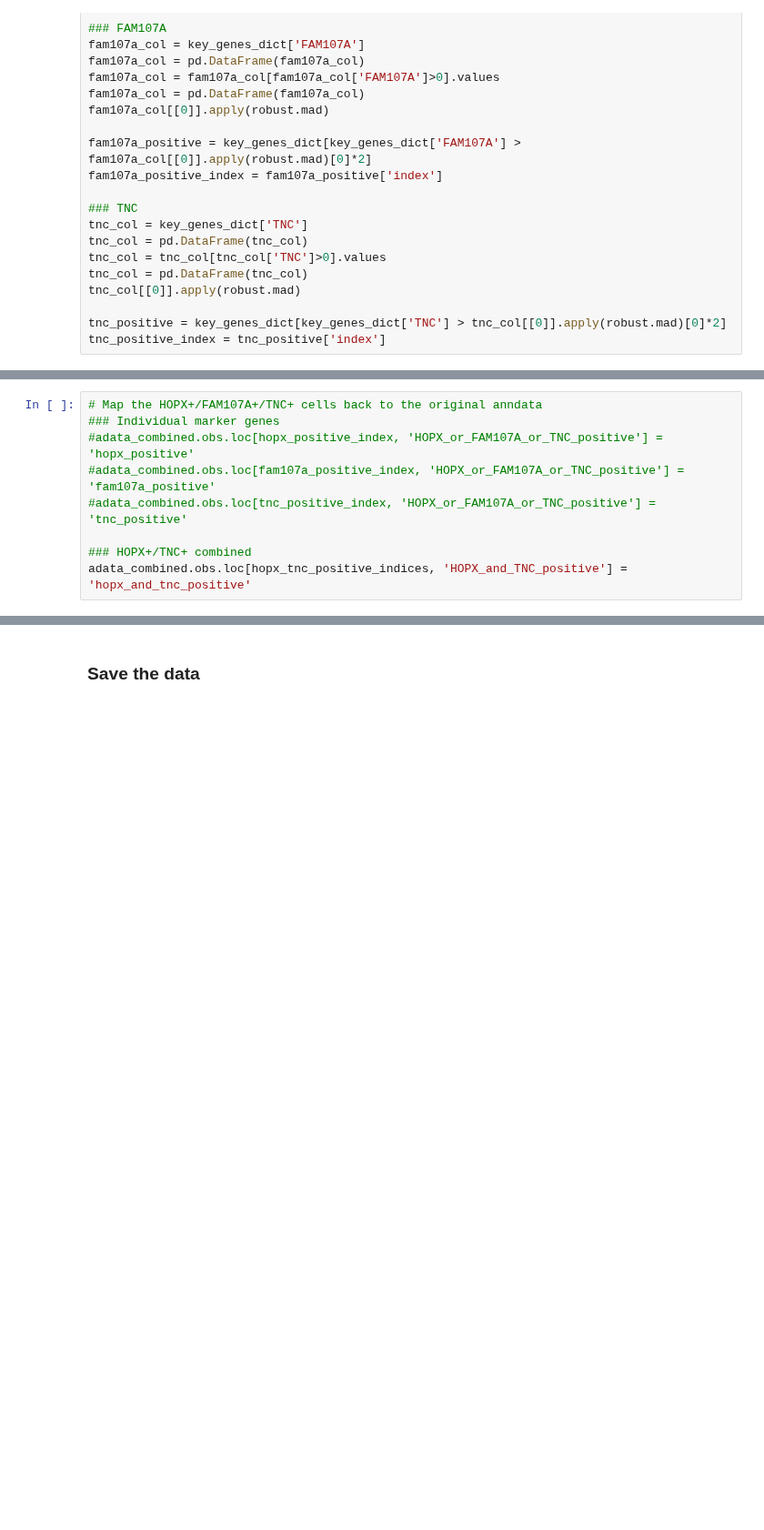
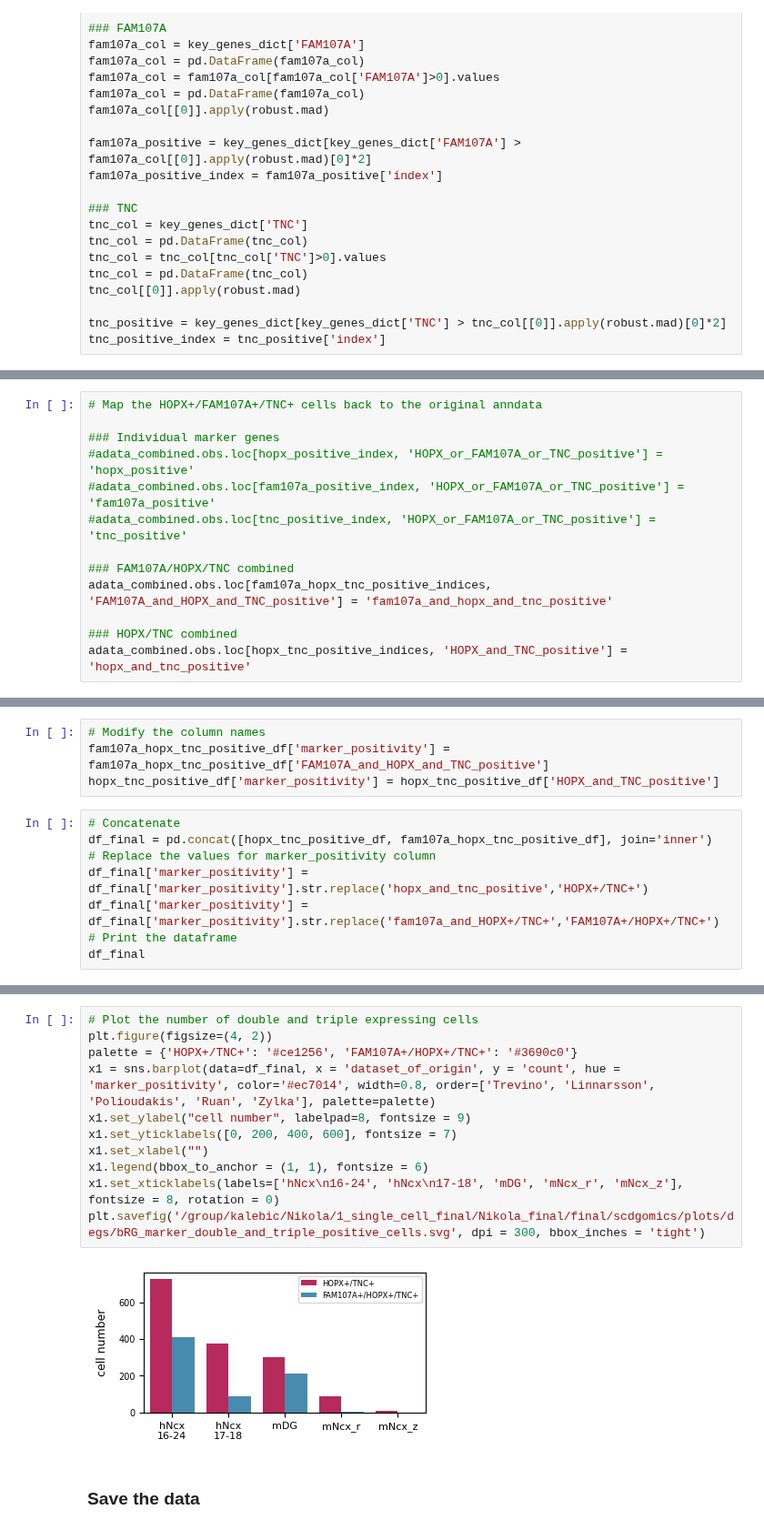
Before and after one commit to KalebicLab/ScDGomics, a Jupyter notebook: notebooks/scdgomics_normalization.ipynb, the cells around one changed output, grey strips where cells are left out. Shown at 91% size. Drawn from its saved outputs; the diff is of its cells as text; blank space fills up the shorter version.

```diff
--- a/notebooks/scdgomics_normalization.ipynb
+++ b/notebooks/scdgomics_normalization.ipynb
@@ -294,11 +321,15 @@ print(len(hopx_tnc_positive_indices))
 # %%
 # Map the HOPX+/FAM107A+/TNC+ cells back to the original anndata
+
 ### Individual marker genes
 #adata_combined.obs.loc[hopx_positive_index, 'HOPX_or_FAM107A_or_TNC_positive'] = 'hopx_positive'
 #adata_combined.obs.loc[fam107a_positive_index, 'HOPX_or_FAM107A_or_TNC_positive'] = 'fam107a_positive'
 #adata_combined.obs.loc[tnc_positive_index, 'HOPX_or_FAM107A_or_TNC_positive'] = 'tnc_positive'
 
-### HOPX+/TNC+ combined
+### FAM107A/HOPX/TNC combined
+adata_combined.obs.loc[fam107a_hopx_tnc_positive_indices, 'FAM107A_and_HOPX_and_TNC_positive'] = 'fam107a_and_hopx_and_tnc_positive'
+
+### HOPX/TNC combined
 adata_combined.obs.loc[hopx_tnc_positive_indices, 'HOPX_and_TNC_positive'] = 'hopx_and_tnc_positive'
 # %%
 # Group by the dataset_of_origin
@@ -316,0 +346,12 @@ Name: count, dtype: int64
+# %%
+# Modify the column names
+fam107a_hopx_tnc_positive_df['marker_positivity'] = fam107a_hopx_tnc_positive_df['FAM107A_and_HOPX_and_TNC_positive']
+hopx_tnc_positive_df['marker_positivity'] = hopx_tnc_positive_df['HOPX_and_TNC_positive']
+# %%
+# Concatenate
+df_final = pd.concat([hopx_tnc_positive_df, fam107a_hopx_tnc_positive_df], join='inner')
+# Replace the values for marker_positivity column
+df_final['marker_positivity'] = df_final['marker_positivity'].str.replace('hopx_and_tnc_positive','HOPX+/TNC+')
+df_final['marker_positivity'] = df_final['marker_positivity'].str.replace('fam107a_and_HOPX+/TNC+','FAM107A+/HOPX+/TNC+')
+# Print the dataframe
+df_final
@@ -317,3 +370,16 @@ Name: count, dtype: int64
+# %%
+# Plot the number of double and triple expressing cells
+plt.figure(figsize=(4, 2))
+palette = {'HOPX+/TNC+': '#ce1256', 'FAM107A+/HOPX+/TNC+': '#3690c0'}
+x1 = sns.barplot(data=df_final, x = 'dataset_of_origin', y = 'count', hue = 'marker_positivity', color='#ec7014', width=0.8, order=['Trevino', 'Linnarsson', 'Polioudakis', 'Ruan', 'Zylka'], palette=palette)
+x1.set_ylabel("cell number", labelpad=8, fontsize = 9)
+x1.set_yticklabels([0, 200, 400, 600], fontsize = 7)
+x1.set_xlabel("")
+x1.legend(bbox_to_anchor = (1, 1), fontsize = 6)
+x1.set_xticklabels(labels=['hNcx\n16-24', 'hNcx\n17-18', 'mDG', 'mNcx_r', 'mNcx_z'], fontsize = 8, rotation = 0)
+plt.savefig('/group/kalebic/Nikola/1_single_cell_final/Nikola_final/final/scdgomics/plots/degs/bRG_marker_double_and_triple_positive_cells.svg', dpi = 300, bbox_inches = 'tight')
+# %% [output]
+[figure, added]
 # %% [markdown]
 ### Save the data
 # %%
```
Also changed, not shown: parts of 11 cells of this notebook.
